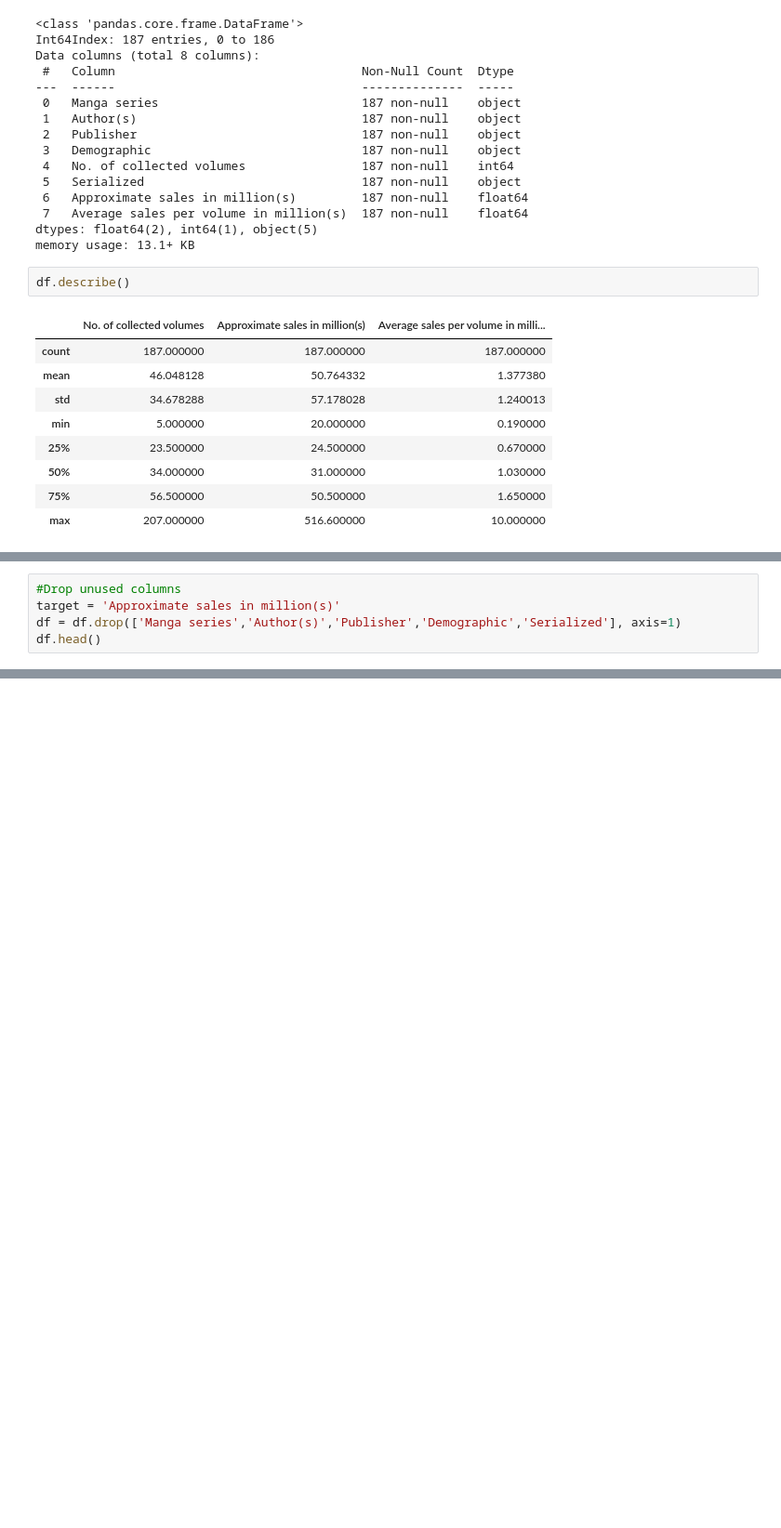
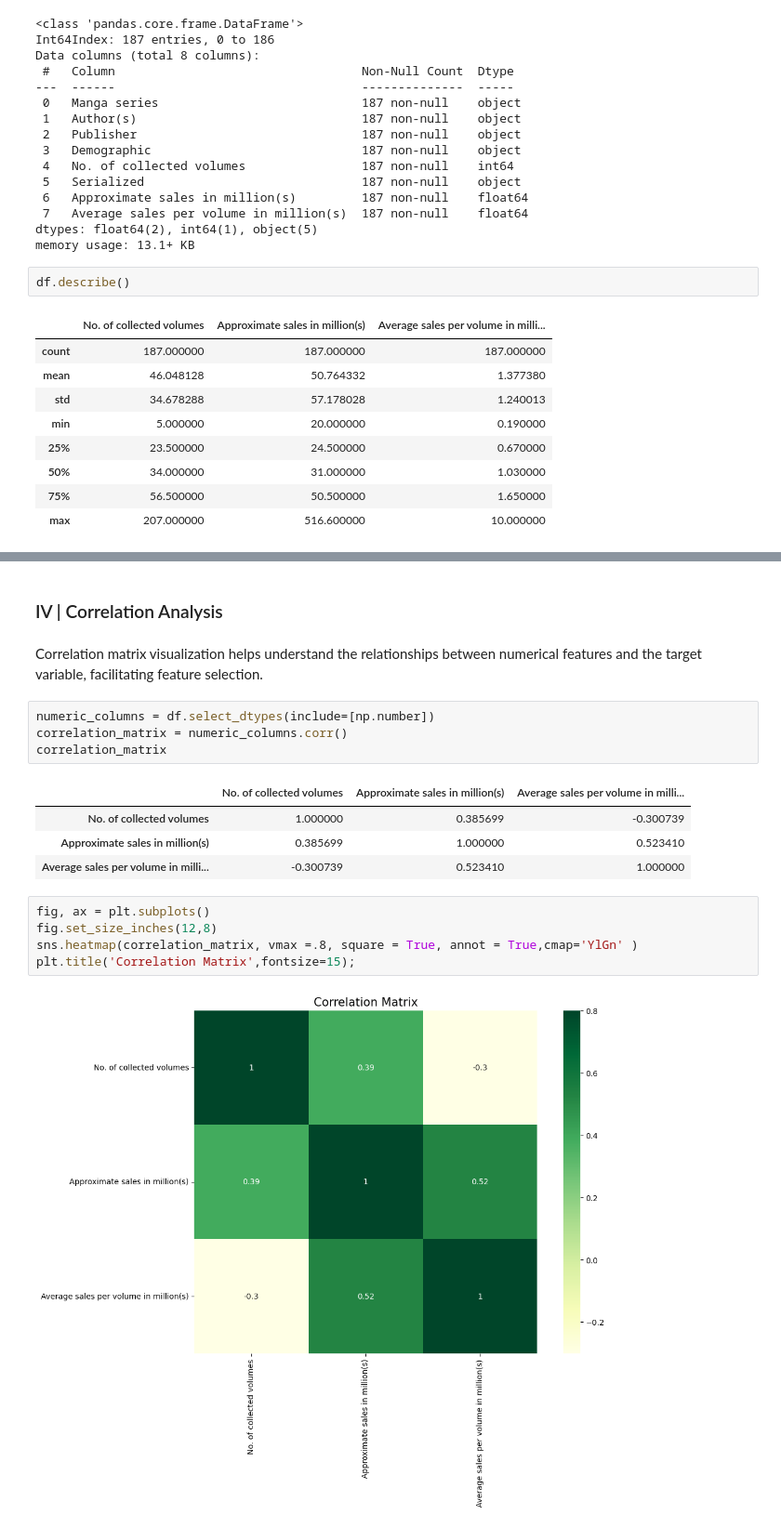
Before and after one commit to Anseuradel/Manga-sales-ML-, a Jupyter notebook: manga-sales-ml.ipynb, the cells around one changed output, grey strips where cells are left out. Shown at 93% size. Drawn from its saved outputs; the diff is of its cells as text; blank space fills up the shorter version.

Commit message:
Kaggle Notebook | Manga sales | EDA + ML | Version 4

```diff
--- a/manga-sales-ml.ipynb
+++ b/manga-sales-ml.ipynb
@@ -72,5 +128,0 @@ sns.barplot(data=df, x='Demographic' , y='Approximate sales in million(s)')
-# %%
-#Drop unused columns
-target = 'Approximate sales in million(s)'
-df = df.drop(['Manga series','Author(s)','Publisher','Demographic','Serialized'], axis=1)
-df.head()
@@ -119,0 +146,20 @@ plt.show()
+# %% [markdown]
+### IV | Correlation Analysis
+# %% [markdown]
+Correlation matrix visualization helps understand the relationships between numerical features and the target variable, facilitating feature selection.
+# %%
+numeric_columns = df.select_dtypes(include=[np.number])
+correlation_matrix = numeric_columns.corr()
+correlation_matrix
+# %% [output]
+|  | No. of collected volumes | Approximate sales in million(s) | Average sales per volume in milli... |
+| No. of collected volumes | 1.000000 | 0.385699 | -0.300739 |
+| Approximate sales in million(s) | 0.385699 | 1.000000 | 0.523410 |
+| Average sales per volume in milli... | -0.300739 | 0.523410 | 1.000000 |
+# %%
+fig, ax = plt.subplots()
+fig.set_size_inches(12,8)
+sns.heatmap(correlation_matrix, vmax =.8, square = True, annot = True,cmap='YlGn' )
+plt.title('Correlation Matrix',fontsize=15);
+# %% [output]
+[figure, added]
```
Also changed, not shown: parts of 40 cells of this notebook.
